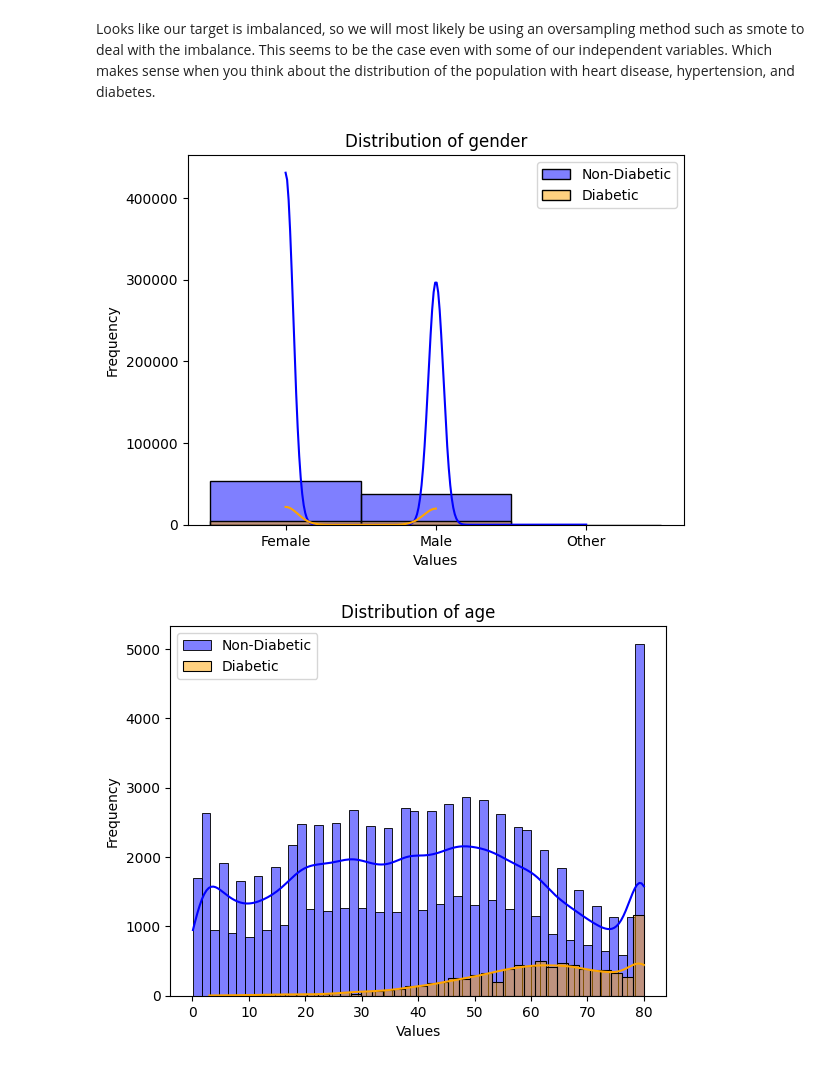
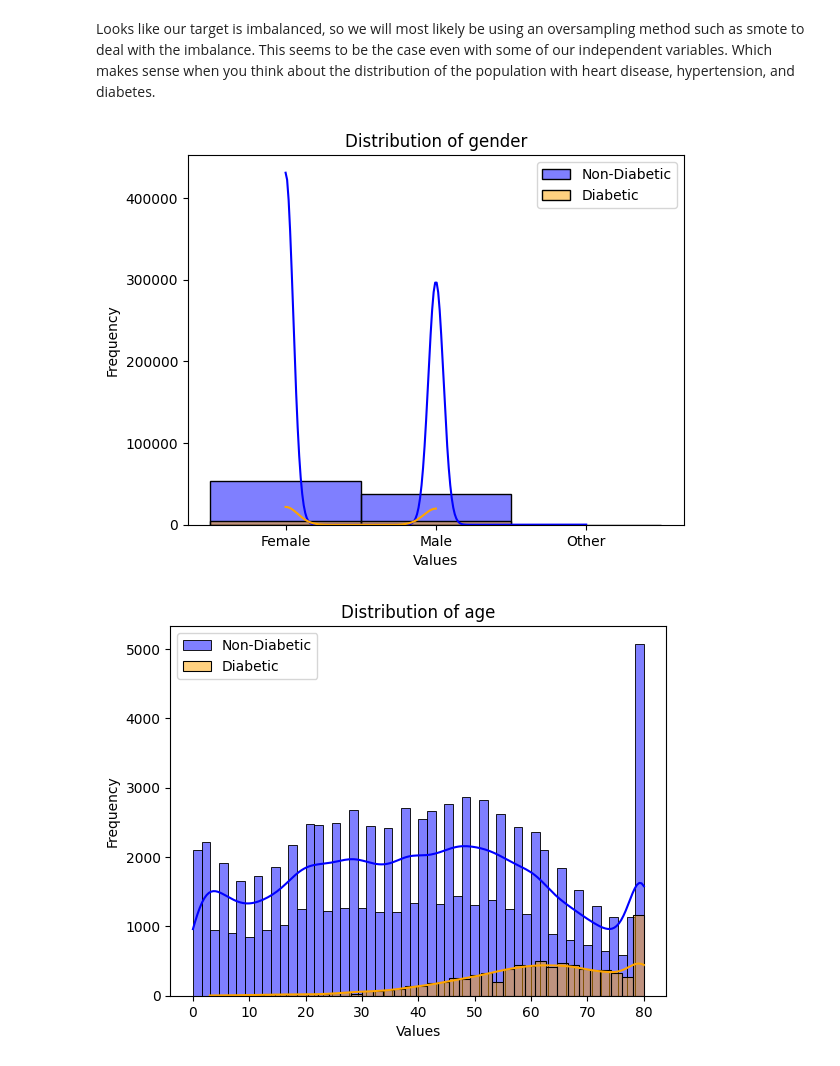
Before and after one commit to heathlikethecandybar/phase_5, a Jupyter notebook: phase_5_notebook.ipynb, the cells around one changed output. Drawn from its saved outputs; the diff is of its cells as text; code cells hidden in the pictures.

```diff
--- a/phase_5_notebook.ipynb
+++ b/phase_5_notebook.ipynb
@@ -156,3 +180,6 @@ df.describe()
+# %%
+#rounding down the age to nearest whole number and adjusting data type to int
+df.loc[:, 'age'] = np.floor(df.loc[:, 'age']).astype(int)
 # %%
 #distribution by column
 sns.pairplot(df)
@@ -162,29 +189,25 @@ sns.pairplot(df)
 # %% [markdown]
 Looks like our target is imbalanced, so we will most likely be using an oversampling method such as smote to deal with the imbalance.  This seems to be the case even with some of our independent variables.  Which makes sense when you think about the distribution of the population with heart disease, hypertension, and diabetes.
 # %%
-# Get the list of column names
+#set the color palette
+sns.set_palette("RdGy")
+
+#get the list of column names
 columns = df.columns
 
-# Create individual distribution plots for each column based on the binary column
+#create individual distribution plots for each column based on the binary column
 for column in columns:
-    plt.figure()  # Create a new figure for each plot
-
-    # Plot the distribution based on the binary column
+    plt.figure()
     sns.histplot(df[df['diabetes'] == 0][column], kde=True, color='blue', label='Non-Diabetic')
     sns.histplot(df[df['diabetes'] == 1][column], kde=True, color='orange', label='Diabetic')
-
     plt.title(f'Distribution of {column}')
     plt.xlabel('Values')
     plt.ylabel('Frequency')
-
-    # Display the legend
     plt.legend()
-
-# Display the plots
 plt.show()
 # %% [output]
 [figure]
-[figure, old version]
+[figure, new version]
 [figure]
 [figure]
 [figure]
```
Also changed, not shown: parts of 69 cells of this notebook.
